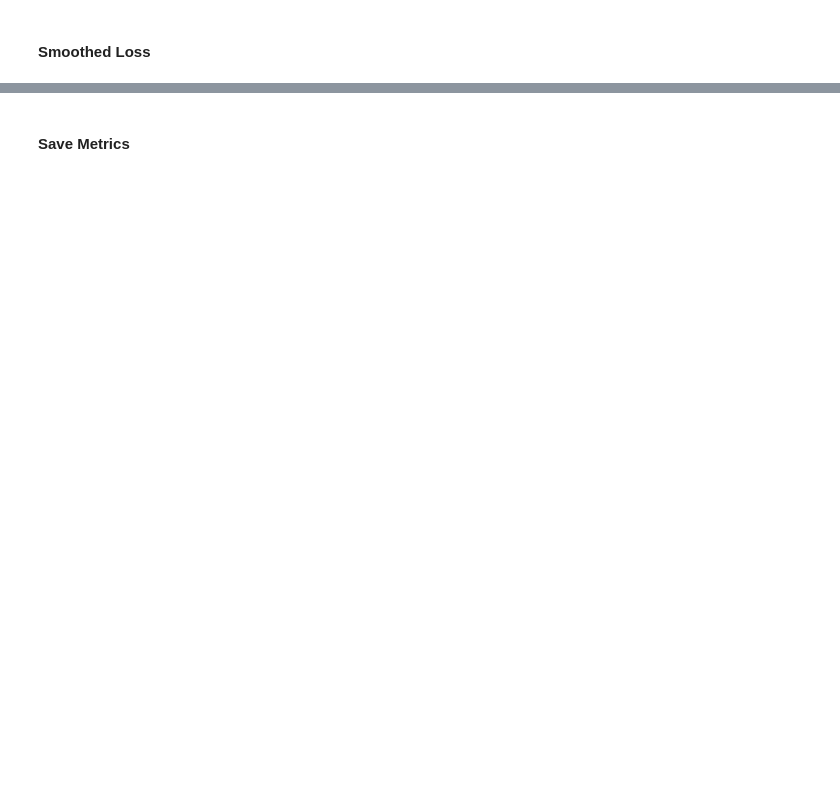
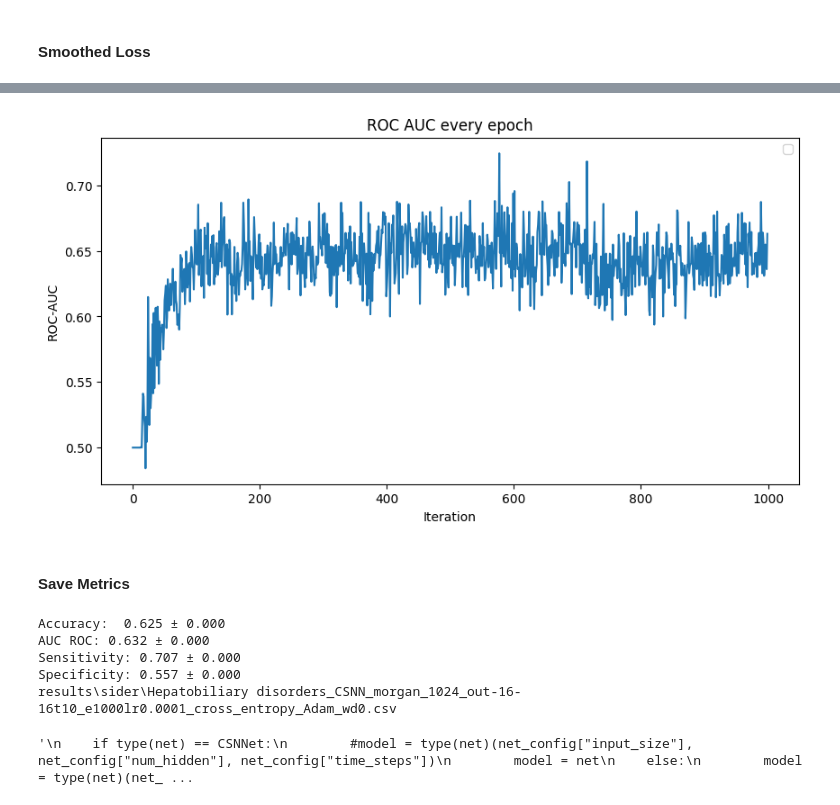
Before and after one commit to Dinu-Bosii/tese, a Jupyter notebook: snn/workflow.ipynb, the cells around one changed output, grey strips where cells are left out. Saved outputs shown, nothing was run; the diff lists cells and outputs as text; code cells hidden in the pictures; blank space fills up the shorter version.

```diff
--- a/snn/workflow.ipynb
+++ b/snn/workflow.ipynb
@@ -255,15 +339,16 @@ plt.show()
 # %%
 # Validation Set
 fig = plt.figure(facecolor="w", figsize=(10, 5))
 
-plt.plot(gaussian_filter1d(val_auc_hist, sigma=6))
-#plt.plot(val_auc_hist)
-plt.axhline(y=1, color='r', linestyle='--', label='y = 1')
-plt.title("ROC AUC every 5 epochs.")
+#plt.plot(gaussian_filter1d(val_auc_hist, sigma=6))
+plt.plot(val_auc_hist)
+plt.title("ROC AUC every epoch")
 plt.xlabel("Iteration")
 plt.ylabel("ROC-AUC")
 plt.legend()
 plt.show()
+# %% [output]
+[figure, added]
 # %% [markdown]
 #### Save Metrics
 # %%
@@ -291,18 +376,17 @@ num_hidden = net_config['num_hidden']
 time_steps = train_config['num_steps']
 num_epochs = train_config['num_epochs']
 
-if dirname == 'BBBP':
-    if net_type == 'CSNN':
-        filename = f"results\\{dirname}\\{net_type}_{fp_type}_{num_bits}_{time_steps}_lr{lr}_e{num_epochs}_{loss_type}_{split}.csv"
-    else:
-        filename = f"results\\{dirname}\\{net_type}_{fp_type}_{num_bits}_{num_hidden}_{time_steps}_lr{lr}_e{num_epochs}_{loss_type}_{split}.csv"
-else:
-    filename = f"results\\{dirname}\\{target_name}_{net_type}_{fp_type}_{num_bits}_{num_hidden}_{time_steps}_lr{lr}_e{num_epochs}_{loss_type}_{split}.csv"
 
-
-df_metrics.to_csv(filename, index=False)
+filename = make_filename(dirname, target_name, net_type, fp_type, lr, weight_decay, optim_type, net_config, train_config, best_net)
+if save: df_metrics.to_csv(filename, index=False)
 
 print(filename)
+# %% [output]
+Accuracy:  0.625 ± 0.000
+AUC ROC: 0.632 ± 0.000
+Sensitivity: 0.707 ± 0.000
+Specificity: 0.557 ± 0.000
+results\sider\Hepatobiliary disorders_CSNN_morgan_1024_out-16-16t10_e1000lr0.0001_cross_entropy_Adam_wd0.csv
 # %%
 #from torchsummary import summary
 #summary(net, input_size=(1, 1024),  batch_size=32)
@@ -310,3 +394,13 @@ print(filename)
 #from torchinfo import summary
 
 #summary(net, input_size=(batch_size, 1, 1024), verbose=0)
+# %%
+"""
+    if type(net) == CSNNet:
+        #model = type(net)(net_config["input_size"], net_config["num_hidden"], net_config["time_steps"])
+        model = net
+    else:
+        model = type(net)(net_config["input_size"], net_config["num_hidden"], net_config["time_steps"], num_hidden_l2=net_config["num_hidden_l2"], use_l2 = net_config['use_l2'])
+    """
+# %% [output]
+'\n    if type(net) == CSNNet:\n        #model = type(net)(net_config["input_size"], net_config["num_hidden"], net_config["time_steps"])\n        model = net\n    else:\n        model = type(net)(net_ ...
```
Also changed, not shown: parts of 16 cells of this notebook, 29 other files.
